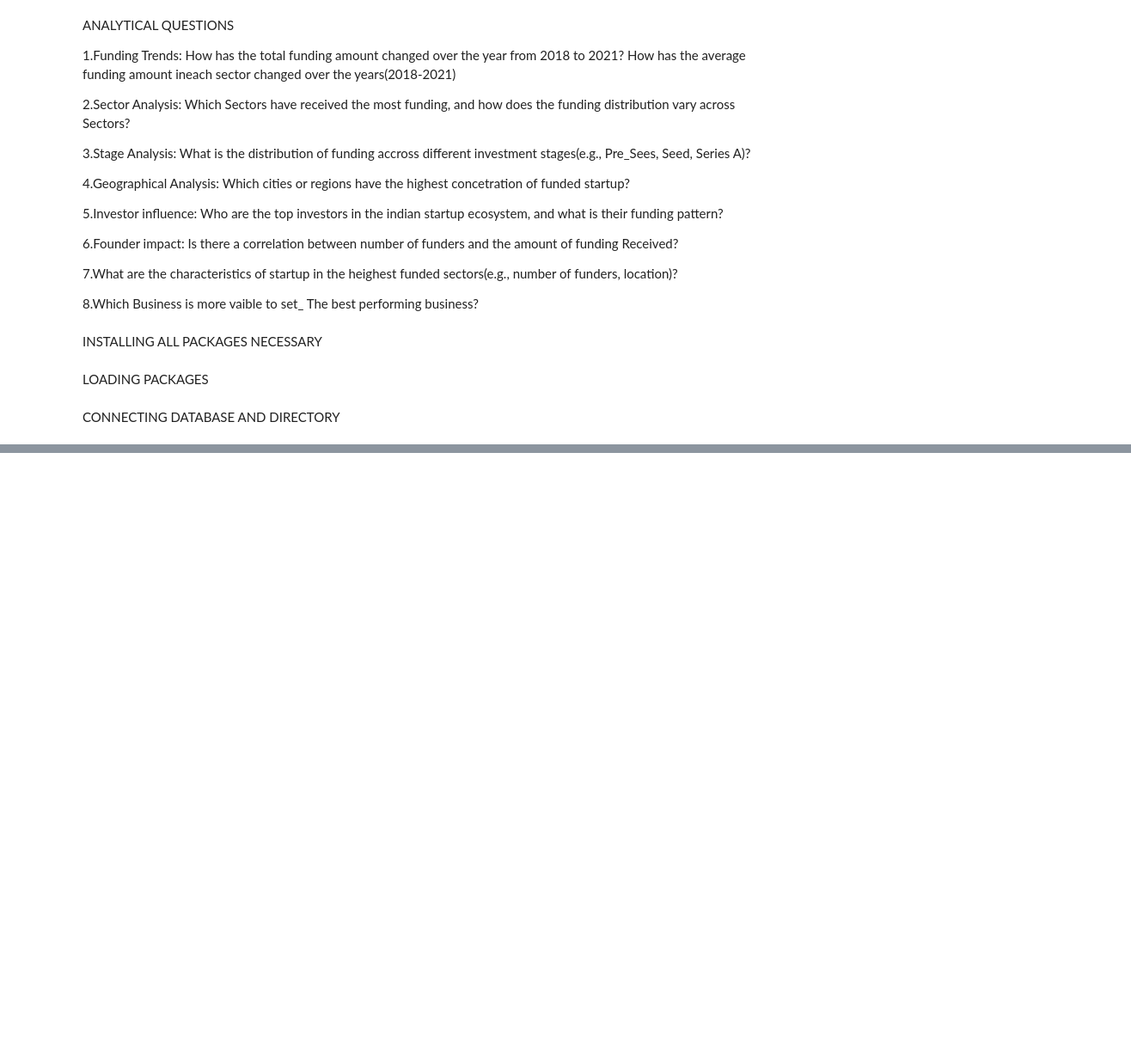
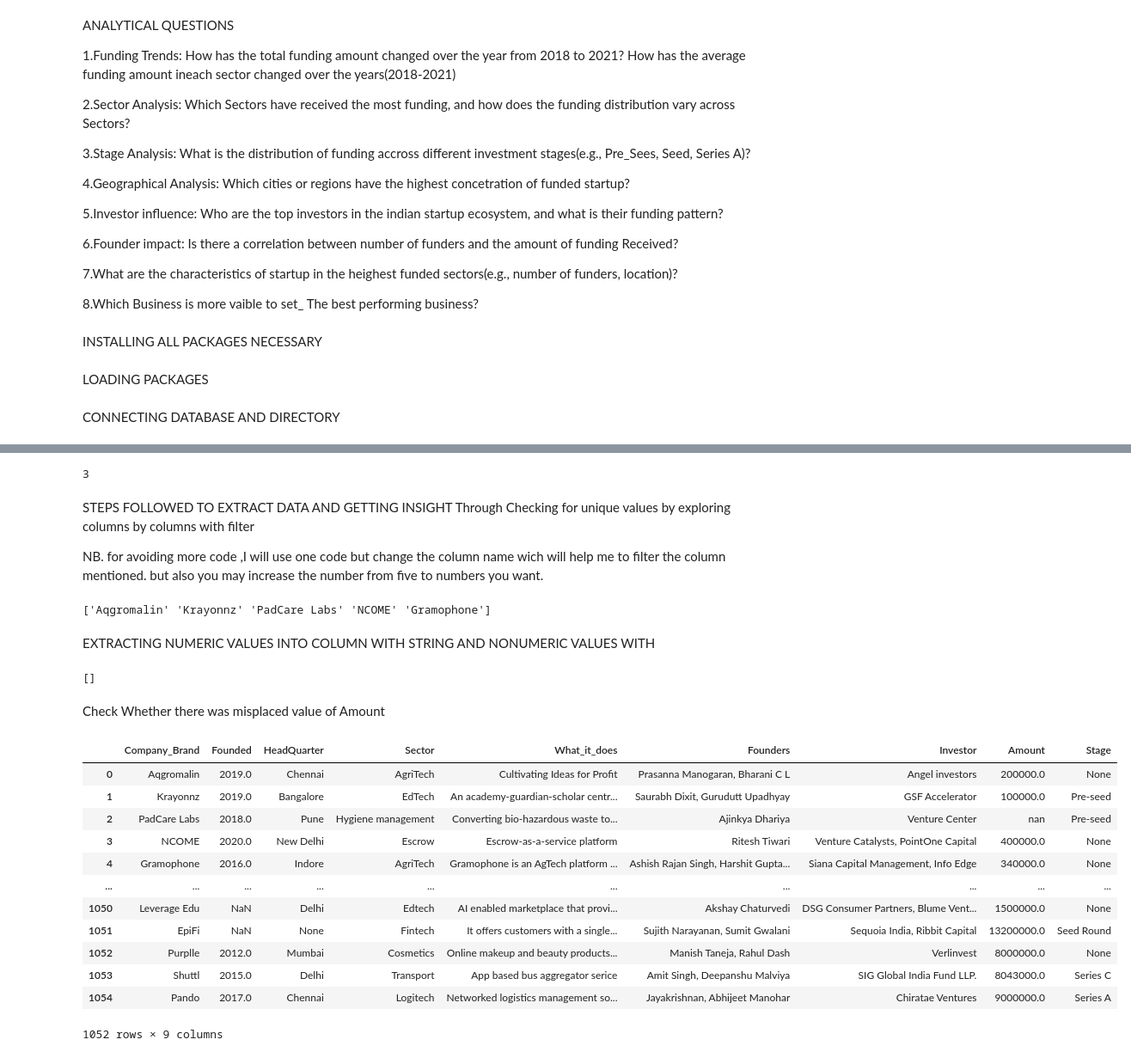
Before and after one commit to MayayaPatrick/Indian_Startup_Project, a Jupyter notebook: LP1_project.ipynb, the cells around one changed output, grey strips where cells are left out. Shown: that part at 86% size. Drawn from its saved outputs; the diff is of its cells as text; code cells hidden in the pictures; blank space fills up the shorter version.

Commit message:
Data exploration and cleaning

```diff
--- a/LP1_project.ipynb
+++ b/LP1_project.ipynb
@@ -89,0 +148,2 @@ connection = pyodbc.connect(connection_string)
+# %%
+data= data.drop(columns= 'column10')
@@ -89,0 +159,70 @@ connection = pyodbc.connect(connection_string)
+# %%
+data.duplicated().sum()
+# %% [output]
+3
+# %%
+data= data.drop_duplicates()
+# %% [markdown]
+
+ STEPS FOLLOWED TO EXTRACT DATA AND GETTING INSIGHT Through  Checking for unique values by exploring columns by columns with filter
+
+NB. for avoiding more code ,I will use one code but change the column name wich will help me to filter the column mentioned. but also you may increase the number from five to numbers you want.
+# %%
+# Get all unique values in the "Company_Brand" column
+data= pd.DataFrame(data)
+unique_brands = data['Company_Brand'].unique()
+# Print the first 50 unique values
+print(unique_brands[:5])
+# # if you want to get more readable result use the code below
+# nique_Company_Brand_values = data['Company_Brand'].unique()
+# print("Unique values in the 'Stage' column:")
+# for value in nique_Company_Brand_values:
+#     print(value)
+# %% [output]
+['Aqgromalin' 'Krayonnz' 'PadCare Labs' 'NCOME' 'Gramophone']
+# %% [markdown]
+ EXTRACTING NUMERIC VALUES INTO COLUMN WITH STRING  AND NONUMERIC VALUES WITH
+# %%
+# Ensure all values in the 'Amount' column are strings
+data['Amount'] = data['Amount'].astype(str)
+
+# Function to check if the value is non-numeric
+def is_non_numeric(value):
+    try:
+        # Attempt to convert the cleaned value to a float
+        float(value.replace(',', '').replace('₹', '').replace('$', '').replace('—', ''))
+        return False
+    except ValueError:
+        return True
+
+# Apply the function to filter out rows with non-numeric values in the 'Amount' column
+non_numeric_values = data[data['Amount'].apply(is_non_numeric)]
+
+# Display the filtered rows
+# Display only the non-numeric values in the 'Amount' column
+print(non_numeric_values['Amount'].unique()[:5])
+# %% [output]
+[]
+# %% [markdown]
+Check Whether there was misplaced value of Amount
+# %%
+# Define the regular expression pattern
+pattern = r'^[\$\₹]|\b\d'
+
+# Filter the DataFrame where 'Amount' values start with $, ₹, or an integer
+data[data['Amount'].str.match(pattern, na=False)]
+data
+# %% [output]
+|  | Company_Brand | Founded | HeadQuarter | Sector | What_it_does | Founders | Investor | Amount | Stage |
+| 0 | Aqgromalin | 2019.0 | Chennai | AgriTech | Cultivating Ideas for Profit | Prasanna Manogaran, Bharani C L | Angel investors | 200000.0 | None |
+| 1 | Krayonnz | 2019.0 | Bangalore | EdTech | An academy-guardian-scholar centr... | Saurabh Dixit, Gurudutt Upadhyay | GSF Accelerator | 100000.0 | Pre-seed |
+| 2 | PadCare Labs | 2018.0 | Pune | Hygiene management | Converting bio-hazardous waste to... | Ajinkya Dhariya | Venture Center | nan | Pre-seed |
+| 3 | NCOME | 2020.0 | New Delhi | Escrow | Escrow-as-a-service platform | Ritesh Tiwari | Venture Catalysts, PointOne Capital | 400000.0 | None |
+| 4 | Gramophone | 2016.0 | Indore | AgriTech | Gramophone is an AgTech platform ... | Ashish Rajan Singh, Harshit Gupta... | Siana Capital Management, Info Edge | 340000.0 | None |
+| ... | ... | ... | ... | ... | ... | ... | ... | ... | ... |
+| 1050 | Leverage Edu | NaN | Delhi | Edtech | AI enabled marketplace that provi... | Akshay Chaturvedi | DSG Consumer Partners, Blume Vent... | 1500000.0 | None |
+| 1051 | EpiFi | NaN | None | Fintech | It offers customers with a single... | Sujith Narayanan, Sumit Gwalani | Sequoia India, Ribbit Capital | 13200000.0 | Seed Round |
+| 1052 | Purplle | 2012.0 | Mumbai | Cosmetics | Online makeup and beauty products... | Manish Taneja, Rahul Dash | Verlinvest | 8000000.0 | None |
+| 1053 | Shuttl | 2015.0 | Delhi | Transport | App based bus aggregator serice | Amit Singh, Deepanshu Malviya | SIG Global India Fund LLP. | 8043000.0 | Series C |
+| 1054 | Pando | 2017.0 | Chennai | Logitech | Networked logistics management so... | Jayakrishnan, Abhijeet Manohar | Chiratae Ventures | 9000000.0 | Series A |
+1052 rows × 9 columns
```
Also changed, not shown: parts of 23 cells of this notebook.
